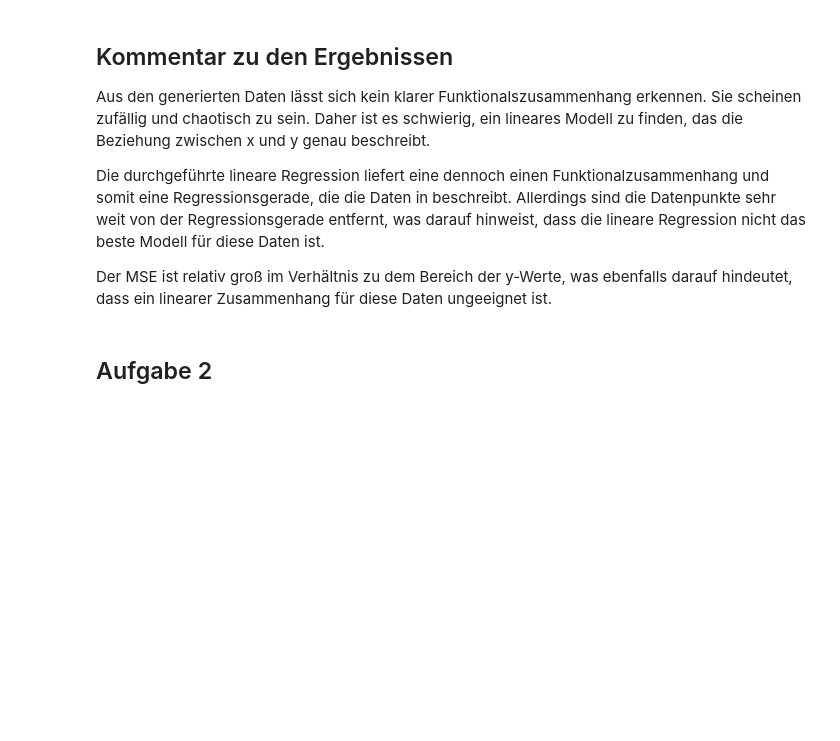
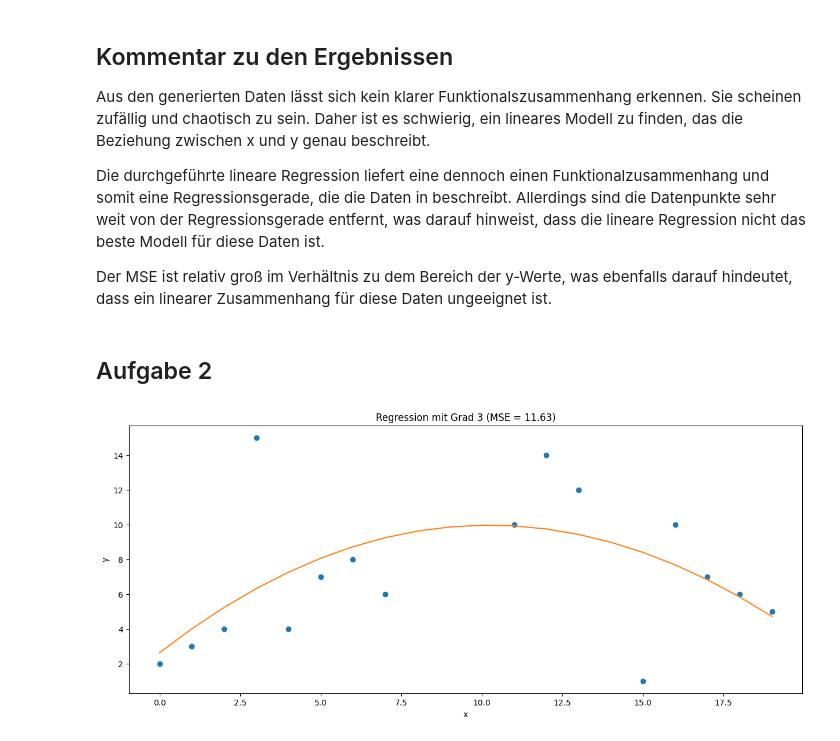
Before and after one commit to simonsymhoven/pattern-matching-machine-learning, a Jupyter notebook: blatt-4/aufgabe-1-2.ipynb, the cells around one changed output. Cells and saved outputs as stored; diff of their text form; code cells hidden in the pictures; blank space fills up the shorter version.

Commit message:
add polynomial regression

```diff
--- a/blatt-4/aufgabe-1-2.ipynb
+++ b/blatt-4/aufgabe-1-2.ipynb
@@ -150,0 +202,19 @@ Der MSE ist relativ groß im Verhältnis zu dem Bereich der y-Werte, was ebenfal
+# %%
+degree = 3
+
+coef, mse = polynomial_regression(x=x, y=y, degree=degree)
+
+poly_func = build_poly_func(coef)
+
+
+# Plotten des Polynoms
+plt.figure(figsize=(15, 6))
+plt.plot(x, y, 'o', label='Daten')
+plt.plot(x, poly_func(x), label='Polynom')
+plt.xlabel('x')
+plt.ylabel('y')
+
+plt.title('Regression mit Grad {} (MSE = {:.2f})'.format(degree, mse))
+plt.show()
+# %% [output]
+[figure, added]
```
Also changed, not shown: parts of 1 cell of this notebook, 2 other files.
